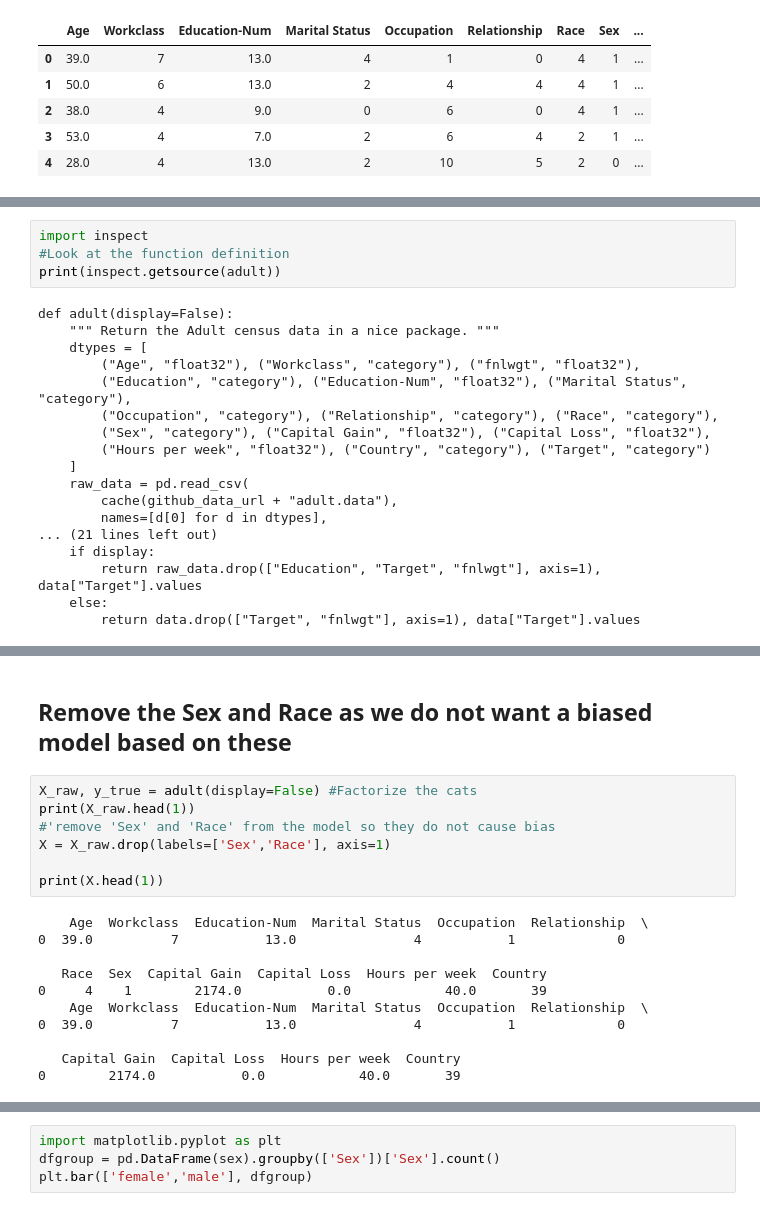
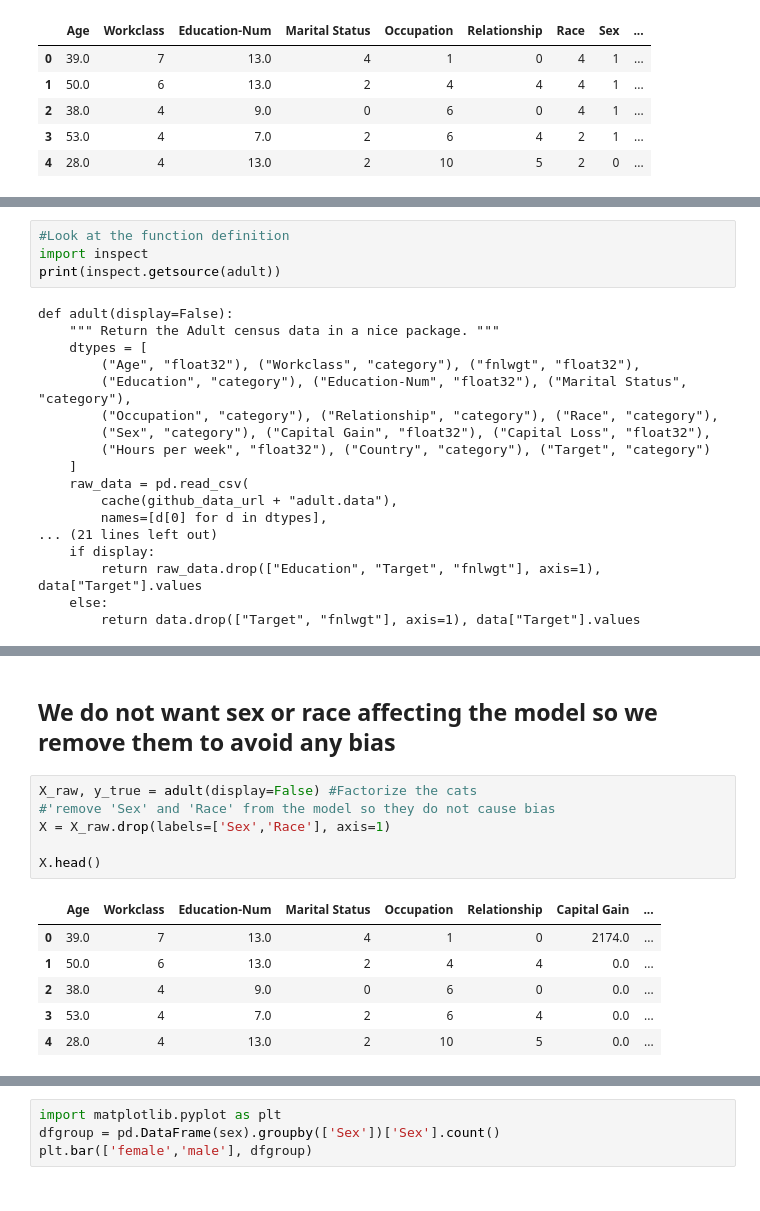
Before and after one commit to rolester/AzureMLModelExplain, a Jupyter notebook: FairLearn.ipynb, the cells around one changed output, grey strips where cells are left out. Drawn from its saved outputs; the diff is of its cells as text.

```diff
--- a/FairLearn.ipynb
+++ b/FairLearn.ipynb
@@ -18,6 +28,6 @@ adult()[0].head()
 # %%
+#Look at the function definition
 import inspect
-#Look at the function definition
 print(inspect.getsource(adult))
 # %% [output]
 def adult(display=False):
@@ -47,24 +57,19 @@ X.head()
 | 2 | 38.0 | Private | 9.0 | Divorced | Handlers-cleaners | Not-in-family | White | Male | ... |
 | 3 | 53.0 | Private | 7.0 | Married-civ-spouse | Handlers-cleaners | Husband | Black | Male | ... |
 | 4 | 28.0 | Private | 13.0 | Married-civ-spouse | Prof-specialty | Wife | Black | Female | ... |
-# %% [markdown]
-## Remove the Sex and Race as we do not want a biased model based on these
+# %% [markdown]
+## We do not want sex or race affecting the model so we remove them to avoid any bias
 # %%
 X_raw, y_true = adult(display=False) #Factorize the cats
-print(X_raw.head(1))
 #'remove 'Sex' and 'Race' from the model so they do not cause bias
 X = X_raw.drop(labels=['Sex','Race'], axis=1)
 
-print(X.head(1))
+X.head()
 # %% [output]
-    Age  Workclass  Education-Num  Marital Status  Occupation  Relationship  \
-0  39.0          7           13.0               4           1             0
-
-   Race  Sex  Capital Gain  Capital Loss  Hours per week  Country
-0     4    1        2174.0           0.0            40.0       39
-    Age  Workclass  Education-Num  Marital Status  Occupation  Relationship  \
-0  39.0          7           13.0               4           1             0
-
-   Capital Gain  Capital Loss  Hours per week  Country
-0        2174.0           0.0            40.0       39
+|  | Age | Workclass | Education-Num | Marital Status | Occupation | Relationship | Capital Gain | ... |
+| 0 | 39.0 | 7 | 13.0 | 4 | 1 | 0 | 2174.0 | ... |
+| 1 | 50.0 | 6 | 13.0 | 2 | 4 | 4 | 0.0 | ... |
+| 2 | 38.0 | 4 | 9.0 | 0 | 6 | 0 | 0.0 | ... |
+| 3 | 53.0 | 4 | 7.0 | 2 | 6 | 4 | 0.0 | ... |
+| 4 | 28.0 | 4 | 13.0 | 2 | 10 | 5 | 0.0 | ... |
 # %%
```
Also changed, not shown: parts of 15 cells of this notebook, 2 other files.
